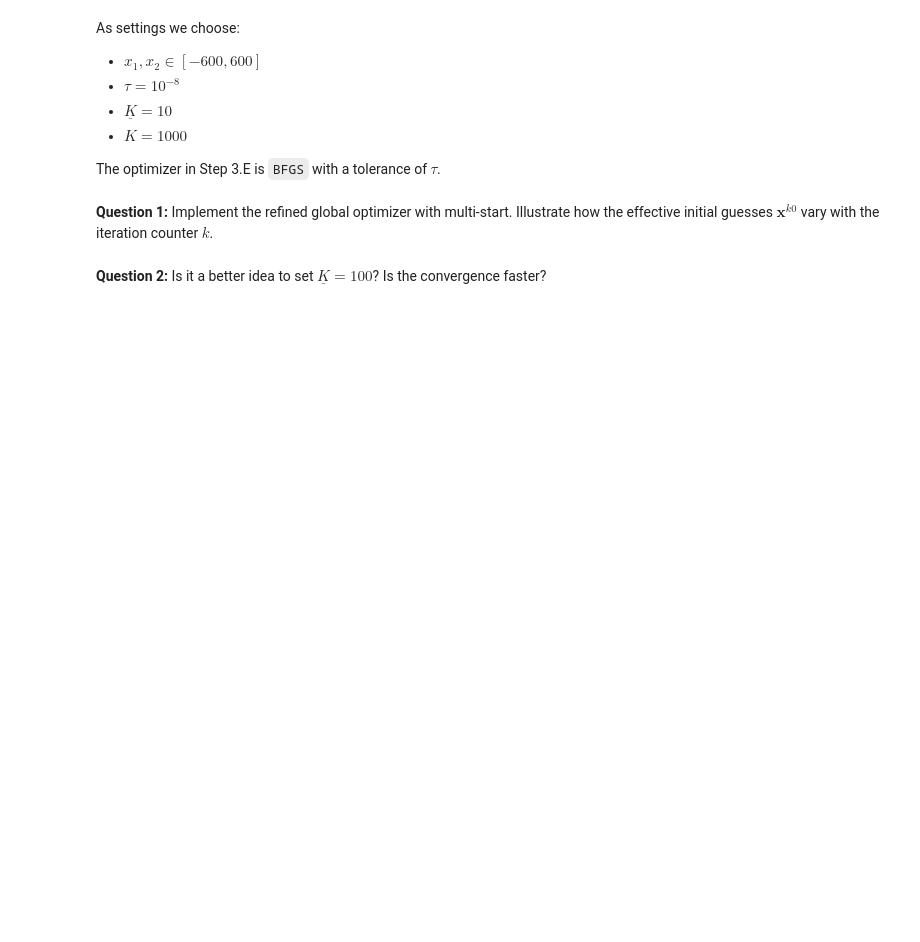
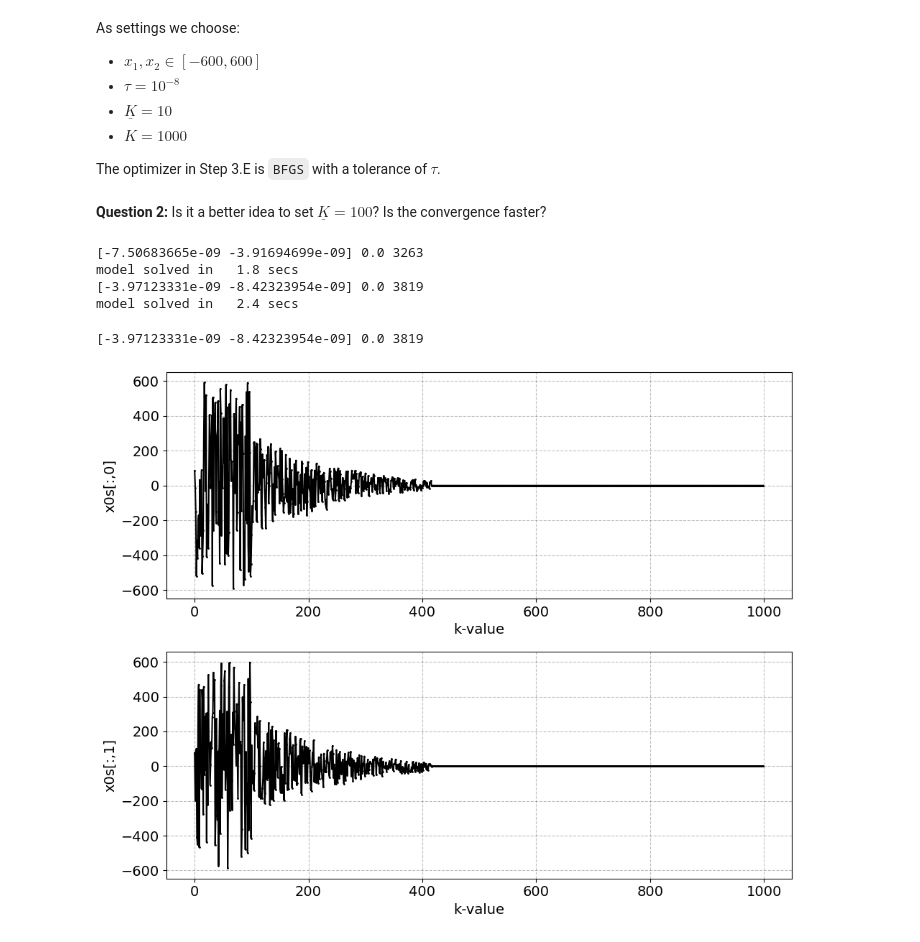
Before and after one commit to NumEconCopenhagen/projects-2023-magnus-kristian, a Jupyter notebook: examproject/Exam-2023-notebook_KRE.ipynb, the cells around one changed output. Drawn from its saved outputs; the diff is of its cells as text; code cells hidden in the pictures; blank space fills up the shorter version.

```diff
--- a/examproject/Exam-2023-notebook_KRE.ipynb
+++ b/examproject/Exam-2023-notebook_KRE.ipynb
@@ -548,5 +659,3 @@ As settings we choose:
 * $K=1000$
 
 The optimizer in Step 3.E is `BFGS` with a tolerance of $\tau$.
-# %% [markdown]
-**Question 1:** Implement the refined global optimizer with multi-start. Illustrate how the effective initial guesses $\mathbf{x}^{k0}$ vary with the iteration counter $k$.
@@ -558,0 +664,20 @@ The optimizer in Step 3.E is `BFGS` with a tolerance of $\tau$.
+# %%
+nit=0
+t0 = time.time()
+res=solve_multistart(K_warm=10)
+print(f'model solved in {time.time()-t0:5.1f} secs')
+nit=0
+t0 = time.time()
+res=solve_multistart(K_warm=100)
+print(f'model solved in {time.time()-t0:5.1f} secs')
+# %% [output]
+[-7.50683665e-09 -3.91694699e-09] 0.0 3263
+model solved in   1.8 secs
+[-3.97123331e-09 -8.42323954e-09] 0.0 3819
+model solved in   2.4 secs
+# %%
+nit=0
+res=solve_multistart(K_warm=100, print_convergence=True)
+# %% [output]
+[-3.97123331e-09 -8.42323954e-09] 0.0 3819
+[figure, added]
```
Also changed, not shown: parts of 15 cells of this notebook.
